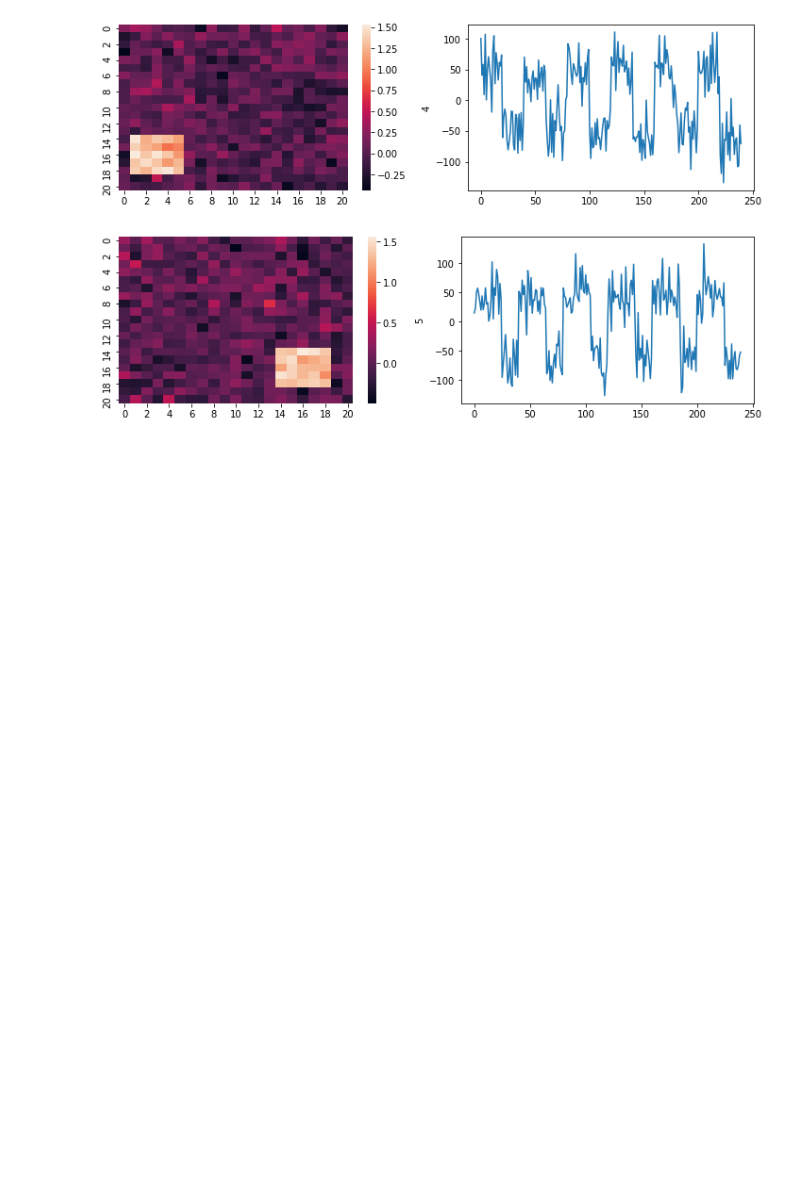
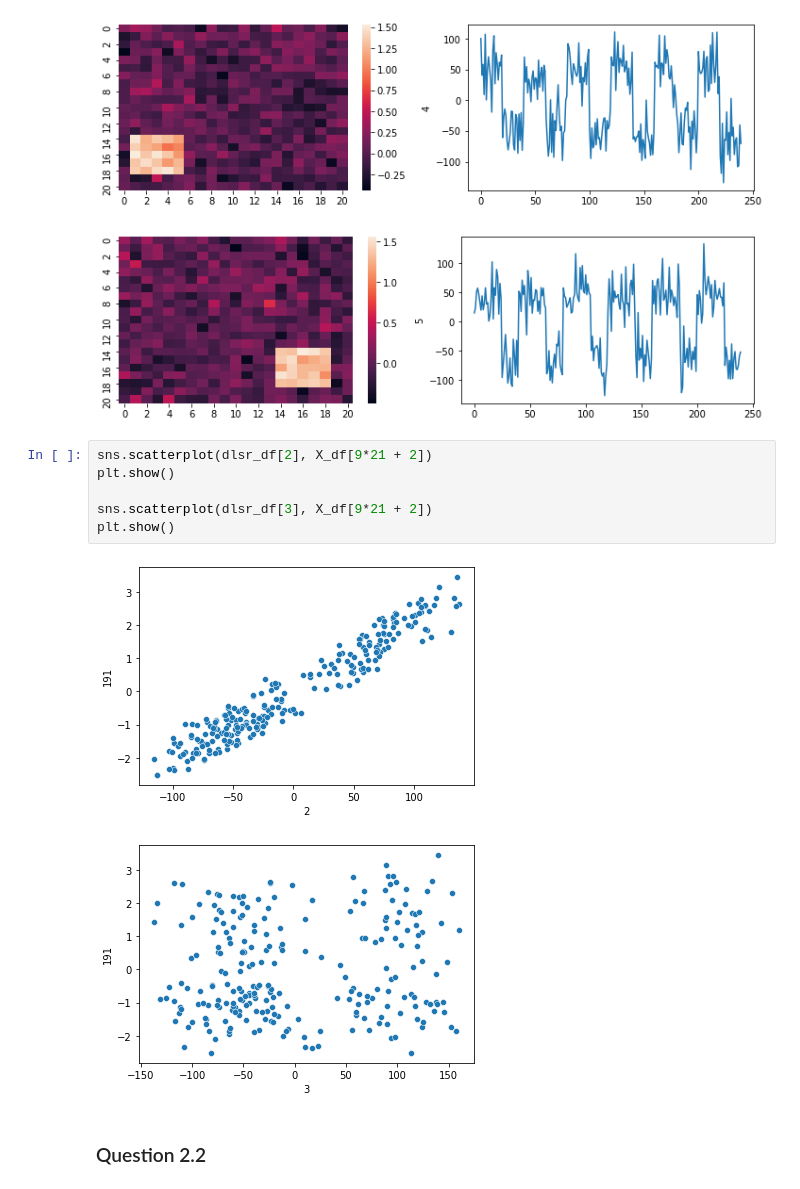
Before and after one commit to YourTeacher23/MAST30034-Assignment1, a Jupyter notebook: Assignment2.ipynb, the cells around one changed output. Saved outputs shown, nothing was run; the diff lists cells and outputs as text; blank space fills up the shorter version.

```diff
--- a/Q1.ipynb
+++ b/Assignment2.ipynb
@@ -203,3 +203,14 @@ for col in range(0, len(Alsr)):
 [figure]
 [figure]
 [figure]
+# %%
+sns.scatterplot(dlsr_df[2], X_df[9*21 + 2])
+plt.show()
+
+sns.scatterplot(dlsr_df[3], X_df[9*21 + 2])
+plt.show()
+# %% [output]
+[figure, added]
+[figure, added]
+# %% [markdown]
+### Question 2.2
```
Also changed, not shown: parts of 10 cells of this notebook, 4 other files.
